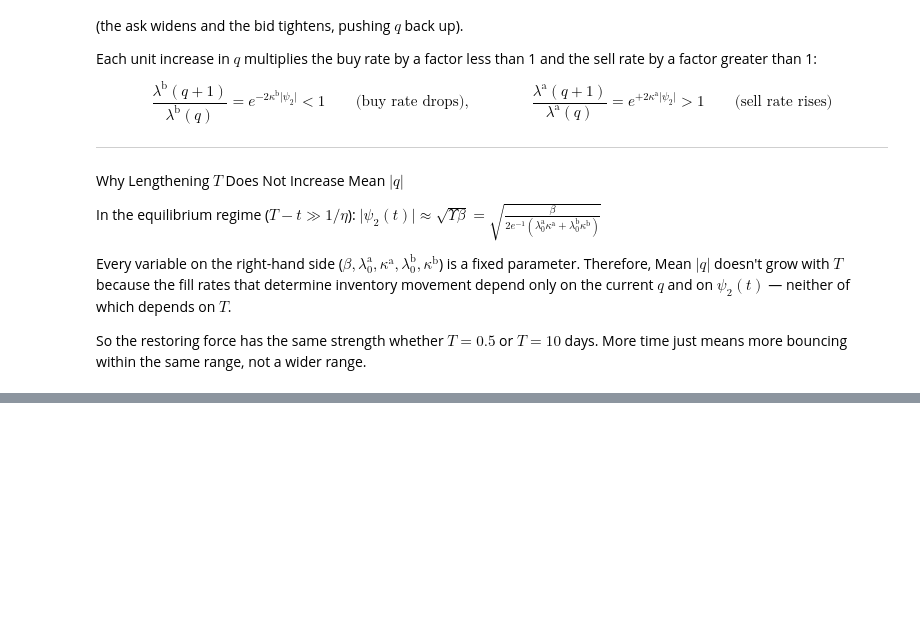
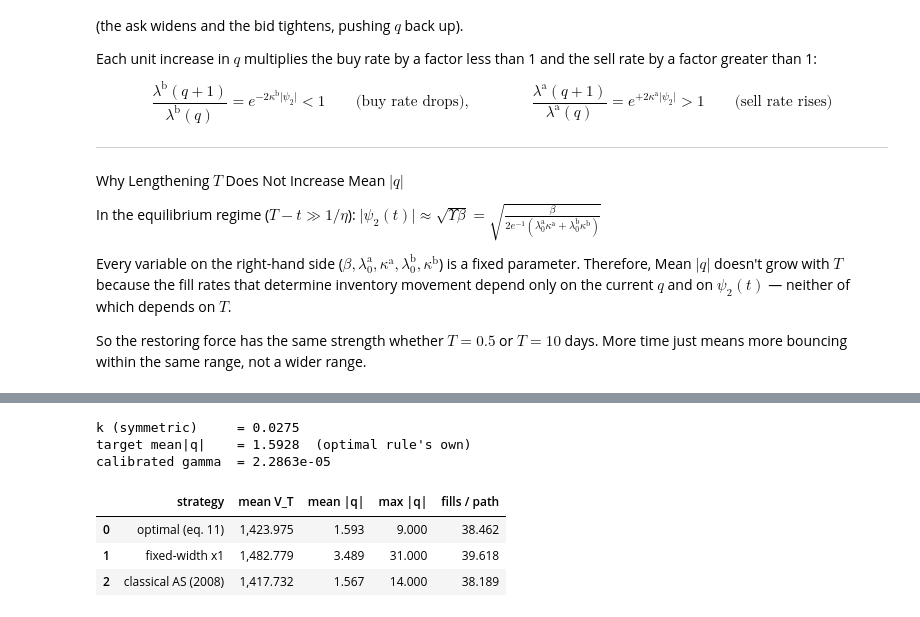
Before and after one commit to vuminh-hoangd/Option-Market-Making-with-Arbitrage-Free-Volatility-Surface, a Jupyter notebook: notebooks/option_mm_vol_arbitrage.ipynb, the cells around one changed output, grey strips where cells are left out. Drawn from its saved outputs; the diff is of its cells as text; code cells hidden in the pictures; blank space fills up the shorter version.

```diff
--- a/notebooks/option_mm_vol_arbitrage.ipynb
+++ b/notebooks/option_mm_vol_arbitrage.ipynb
@@ -710,0 +765,35 @@ range, not a wider range.
+# %%
+from option_market_making.benchmarks import calibrate_gamma, simulate_avellaneda_stoikov, symmetric_kappa
+
+N_PATHS8, N_STEPS8 = 4000, 400
+SIM8 = dict(S0=S0, n_steps=N_STEPS8, n_paths=N_PATHS8, seed=42)
+CAL8 = dict(S0=S0, n_steps=N_STEPS8, n_paths=3000, seed=7)
+
+as_runs = {'optimal (eq. 11)': simulate(surface, K, tau, T, PARAMS, **SIM8)}
+as_runs['fixed-width x1'] = simulate(
+    surface, K, tau, T, PARAMS, constant_spreads=(1/PARAMS.kappa_b, 1/PARAMS.kappa_a), **SIM8,
+)
+
+target_mean_abs_q = float(np.abs(as_runs['optimal (eq. 11)'].q).mean())
+gamma_star = calibrate_gamma(surface, K, tau, T, PARAMS, target_mean_abs_q,
+                             log10_gamma_bracket=(-6.0, -4.0), **CAL8)
+as_runs['classical AS (2008)'] = simulate_avellaneda_stoikov(surface, K, tau, T, PARAMS, gamma_star, **SIM8)
+
+print(f"k (symmetric)     = {symmetric_kappa(PARAMS):.4f}")
+print(f"target mean|q|    = {target_mean_abs_q:.4f}  (optimal rule's own)")
+print(f"calibrated gamma  = {gamma_star:.4e}")
+
+summary8 = pd.DataFrame([
+    {'strategy': name, 'mean V_T': r.terminal_value.mean(), 'mean |q|': np.abs(r.q).mean(),
+     'max |q|': np.abs(r.q).max(), 'fills / path': (r.n_bid_fills + r.n_ask_fills).mean()}
+    for name, r in as_runs.items()
+])
+display(summary8)
+# %% [output]
+k (symmetric)     = 0.0275
+target mean|q|    = 1.5928  (optimal rule's own)
+calibrated gamma  = 2.2863e-05
+|  | strategy | mean V_T | mean |q| | max |q| | fills / path |
+| 0 | optimal (eq. 11) | 1,423.975 | 1.593 | 9.000 | 38.462 |
+| 1 | fixed-width x1 | 1,482.779 | 3.489 | 31.000 | 39.618 |
+| 2 | classical AS (2008) | 1,417.732 | 1.567 | 14.000 | 38.189 |
```
Also changed, not shown: parts of 10 cells of this notebook, 3 other files.
